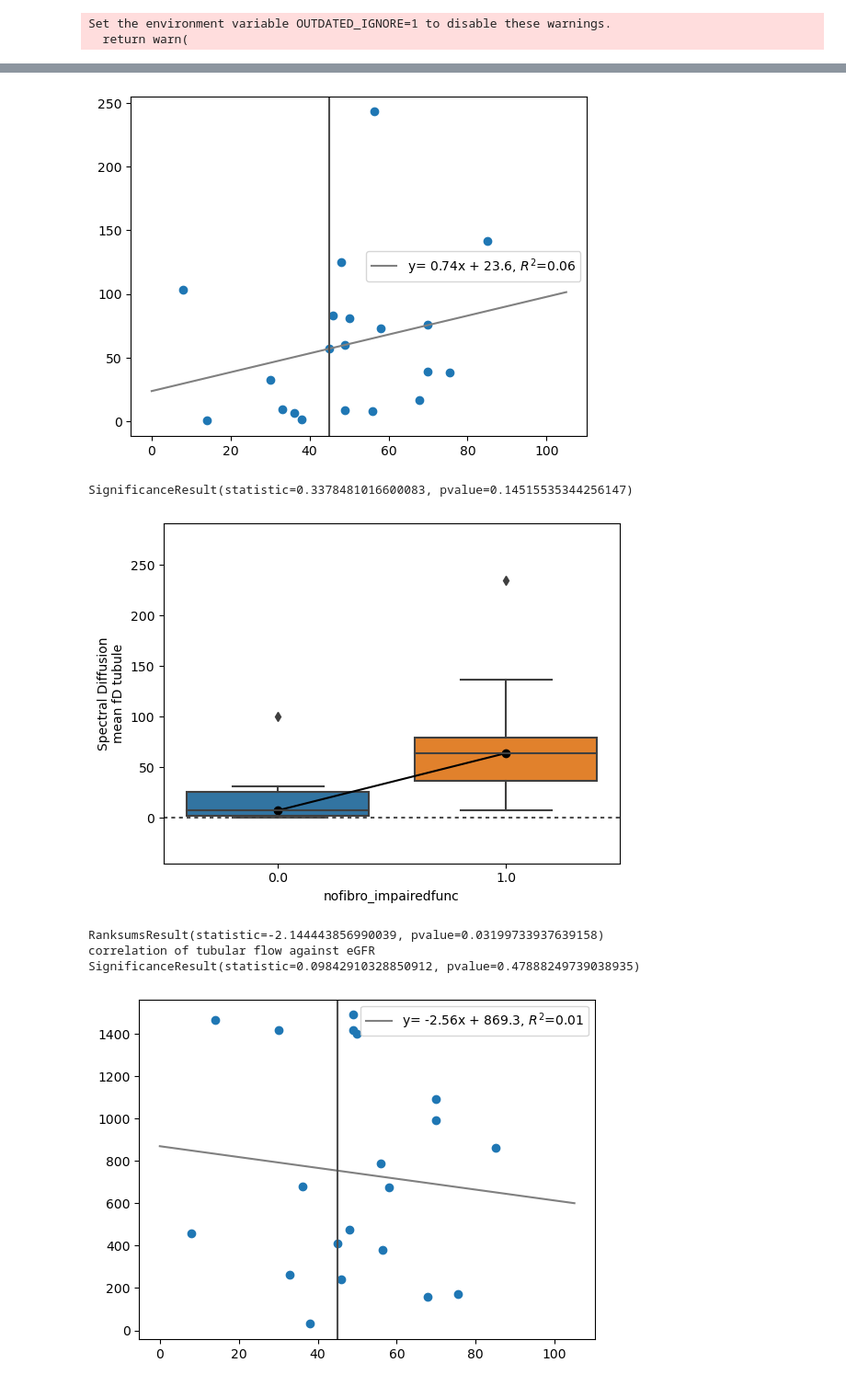
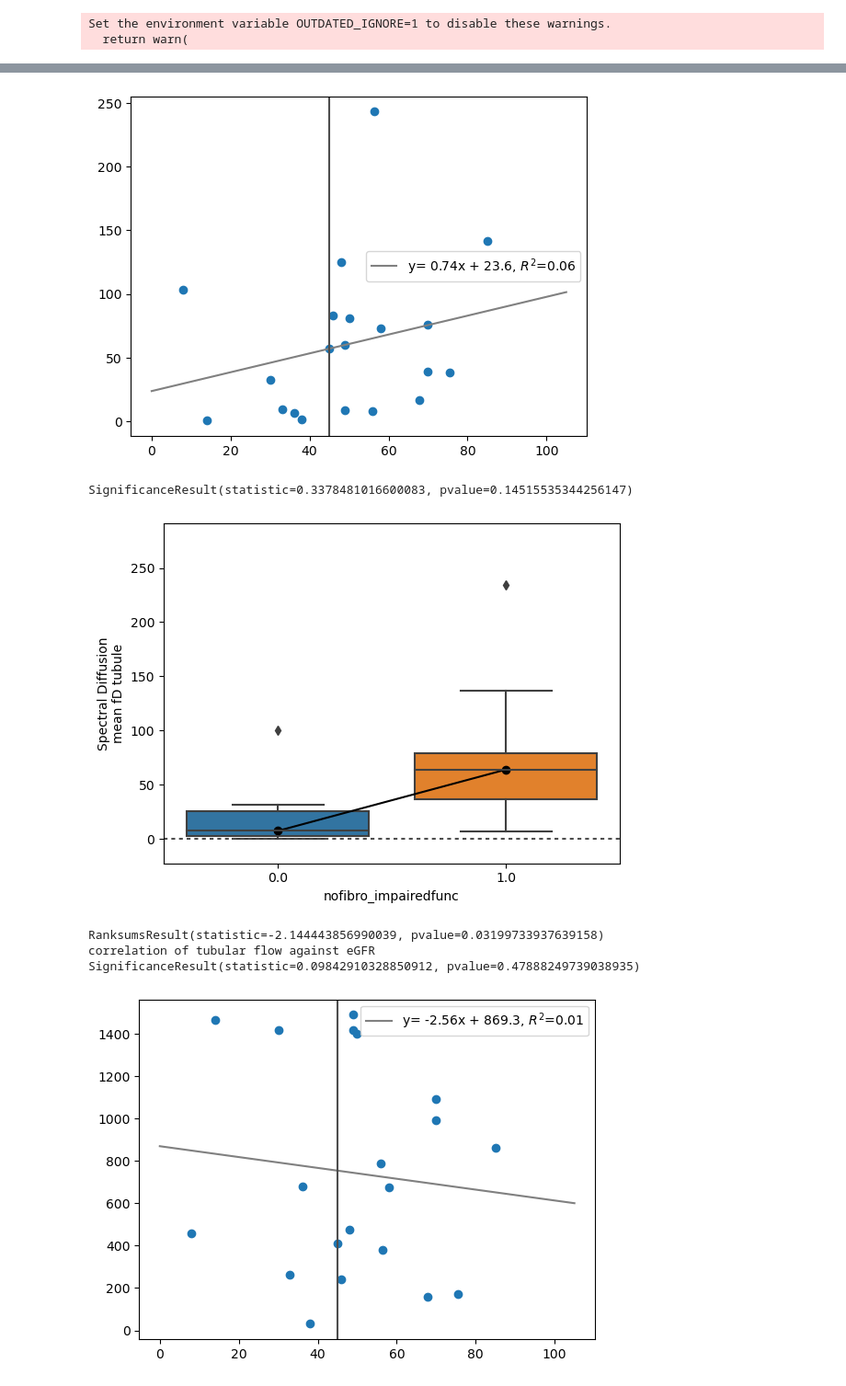
Before and after one commit to miramliu/Multiexp_Simulations_python, a Jupyter notebook: 2024Summer11_AdvancedDiffusion_flowcorrelation_regularizedNNLS_lambda8.ipynb, the cells around one changed output, grey strips where cells are left out. Shown at 92% size. Cells and saved outputs as stored; diff of their text form; code cells hidden in the pictures.

```diff
--- a/2024Summer11_AdvancedDiffusion_flowcorrelation_regularizedNNLS_lambda8.ipynb
+++ b/2024Summer11_AdvancedDiffusion_flowcorrelation_regularizedNNLS_lambda8.ipynb
@@ -285,35 +285,35 @@ print(stats.spearmanr(NoFibroGFR, NoFibrofDTubule))
 
 
 df_nofib=df.loc[df['IFTA']==0]
 df_nofib['nofibro_impairedfunc'] = df_nofib['GFR CKD EPI']
 df_nofib['nofibro_impairedfunc'].loc[df_nofib['GFR CKD EPI']<45] = 0
 df_nofib['nofibro_impairedfunc'].loc[df_nofib['GFR CKD EPI']>=45] = 1
 
 
 
 
 sns.boxplot(x=df_nofib['nofibro_impairedfunc'].loc[df_nofib['IFTA']==0], y=112*df_nofib['fD tubule mean'].loc[df_nofib['IFTA']==0])#,showmeans=True )
 #pl.axvline(.5, color=".3")#, dashes=(2, 2))
 pl.scatter([0,1], np.array([np.median(df_nofib['fD tubule mean'].loc[(df_nofib['nofibro_impairedfunc']==0)]), np.median(df_nofib['fD tubule mean'].loc[(df_nofib['nofibro_impairedfunc']==1)])])*112, color = 'black')
 pl.plot([0,1], np.array([np.median(df_nofib['fD tubule mean'].loc[(df_nofib['nofibro_impairedfunc']==0)]), np.median(df_nofib['fD tubule mean'].loc[(df_nofib['nofibro_impairedfunc']==1)])])*112, color = 'black', linestyle = '-')
 
-pl.ylim(-.4*112, 2.6*112)
+pl.ylim(-.2*112, 2.6*112)
 pl.ylabel('Spectral Diffusion\nmean fD tubule')
 pl.axhline(0, color=".3", dashes=(2, 2))
 
 pl.show()
 print(scipy.stats.ranksums(df_nofib['fD tubule mean'].loc[(df_nofib['nofibro_impairedfunc']==0)], df_nofib['fD tubule mean'].loc[(df_nofib['nofibro_impairedfunc']==1)]))
 
 
 
 print('correlation of tubular flow against eGFR')
 GFR = df['GFR CKD EPI'].loc[df['IFTA']>=0]
 fDTubule = 116*df['fD tubule mean'].loc[df['IFTA']>=0]
 print(stats.spearmanr(GFR, fDTubule))
 # %% [output]
 [figure]
 SignificanceResult(statistic=0.3378481016600083, pvalue=0.14515535344256147)
-[figure, old version]
+[figure, new version]
 RanksumsResult(statistic=-2.144443856990039, pvalue=0.03199733937639158)
 correlation of tubular flow against eGFR
 SignificanceResult(statistic=0.09842910328850912, pvalue=0.47888249739038935)
```
Also changed, not shown: parts of 3 cells of this notebook, 11 other files.
